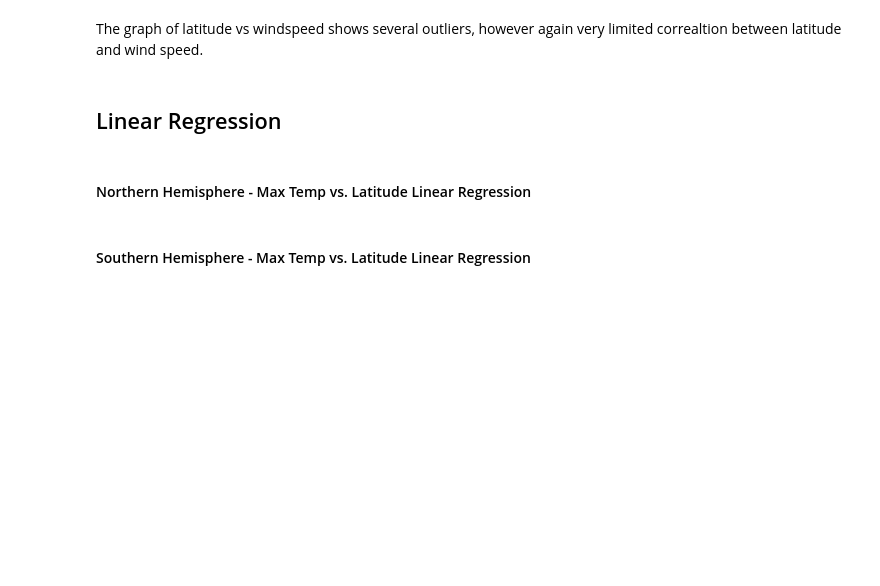
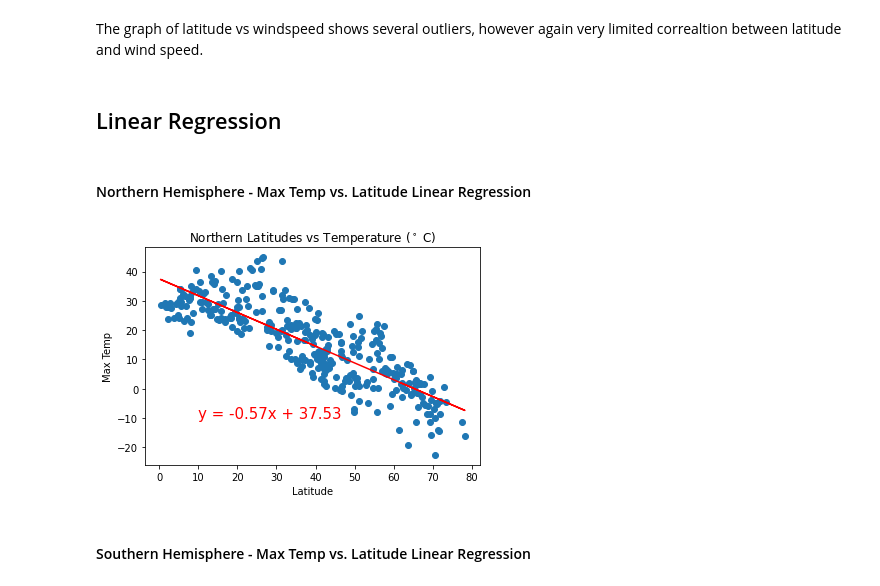
Before and after one commit to MorganMaciupa/Python-API-Challenge, a Jupyter notebook: WeatherPy/WeatherPy.ipynb, the cells around one changed output. Cells and saved outputs as stored; diff of their text form; code cells hidden in the pictures; blank space fills up the shorter version.

```diff
--- a/WeatherPy/WeatherPy.ipynb
+++ b/WeatherPy/WeatherPy.ipynb
@@ -32,8 +32,8 @@ cities = []
 ##NB: Many of these combinations will return the same city, so more are generated to end with
 ## the minimum required 500 cities
 
-lats = np.random.uniform(low=-90.000, high=90.000, size=1200)
-lngs = np.random.uniform(low=-180.000, high=180.000, size=1200)
+lats = np.random.uniform(low=-90.000, high=90.000, size=1400)
+lngs = np.random.uniform(low=-180.000, high=180.000, size=1400)
 
 #Zip the lats and longs together to form coordinate pairs
 lats_lngs = zip(lats, lngs)
@@ -46,13 +46,14 @@ for lat_lng in lats_lngs:
 # %%
 #create a dataframe to hold city information
 df = pd.DataFrame({"City Name": cities,
-                   "Latitude": lats,
-                   "Longitude": lngs,
+                   "Latitude": "",
+                   "Longitude": "",
                    "Max Temp": "",
                    "Humidity": "",
                    "Cloudiness": "",
                    "Wind Speed": "",
-                   "Country": ""})
+                   "Country": "",
+                   "City Date/Time": ""})
 
 #Remove any duplicate rows based on city name
 df = df.drop_duplicates(subset=["City Name"], ignore_index=True)
@@ -74,11 +89,15 @@ for index, row in df.iterrows():
         response = requests.get(query_url)
         cities_info = response.json()
 
+        #Store the exact latitude and longitude values for each city
+        df.loc[index, "Latitude"] = cities_info['coord']['lat']
+        df.loc[index, "Longitude"] = cities_info['coord']['lon']
         df.loc[index, "Max Temp"] = cities_info["main"]["temp_max"]
         df.loc[index, "Humidity"] = cities_info["main"]["humidity"]
         df.loc[index, "Cloudiness"] = cities_info["clouds"]["all"]
         df.loc[index, "Wind Speed"] = cities_info["wind"]["speed"]
         df.loc[index, "Country"] = cities_info["sys"]["country"]
+        df.loc[index, "City Date/Time"] = cities_info["dt"]
 
     except KeyError:
         print(f"No data available for {city}")
@@ -91,12 +128,16 @@ for index, row in df.iterrows():
 * Display the DataFrame
 # %%
 #Convert values from API to numerical values, in order to plot later
+df["Latitude"] = pd.to_numeric(df["Latitude"], errors='coerce')
+df["Longitude"] = pd.to_numeric(df["Longitude"], errors='coerce')
 df["Max Temp"] = pd.to_numeric(df["Max Temp"], errors='coerce')
 df["Humidity"] = pd.to_numeric(df["Humidity"], errors='coerce')
 df["Cloudiness"] = pd.to_numeric(df["Cloudiness"], errors='coerce')
 df["Wind Speed"] = pd.to_numeric(df["Wind Speed"], errors='coerce')
 
+#Save dataframe as a csv
 df.to_csv('../Cities_Weather_Info.csv')
 
+#Remove rows with no weather information available
 df = df.dropna()
-df.head(20)
+df
@@ -173,22 +240,24 @@ southern_hemisphere = df.loc[df['Latitude'] < 0]
 # %%
 #Calculate the linear regression model
 x_values = northern_hemisphere['Latitude']
 y_values = northern_hemisphere['Max Temp']
 
 (slope, intercept, rvalue, pvalue, stderr) = linregress(x_values, y_values)
 regress_values = x_values * slope + intercept
 line_eq = "y = " + str(round(slope,2)) + "x + " + str(round(intercept,2))
 
 #Plot the chart
 plt.scatter(northern_hemisphere['Latitude'], northern_hemisphere['Max Temp'])
 plt.title("Northern Latitudes vs Temperature ($^\circ$ C)")
 plt.ylabel("Max Temp")
 plt.xlabel("Latitude")
 plt.plot(x_values,regress_values,"r-")
-plt.annotate(line_eq,(40,18),fontsize=15,color="red")
+plt.annotate(line_eq,(10,-10),fontsize=15,color="red")
 
 #Save the graph to 'Images' folder
 plt.savefig("Images/NorthernLatitudes_vs_Temperature.png")
+# %% [output]
+[figure, added]
 # %% [markdown]
 ####  Southern Hemisphere - Max Temp vs. Latitude Linear Regression
 # %%
```
Also changed, not shown: parts of 17 cells of this notebook, 15 other files.
